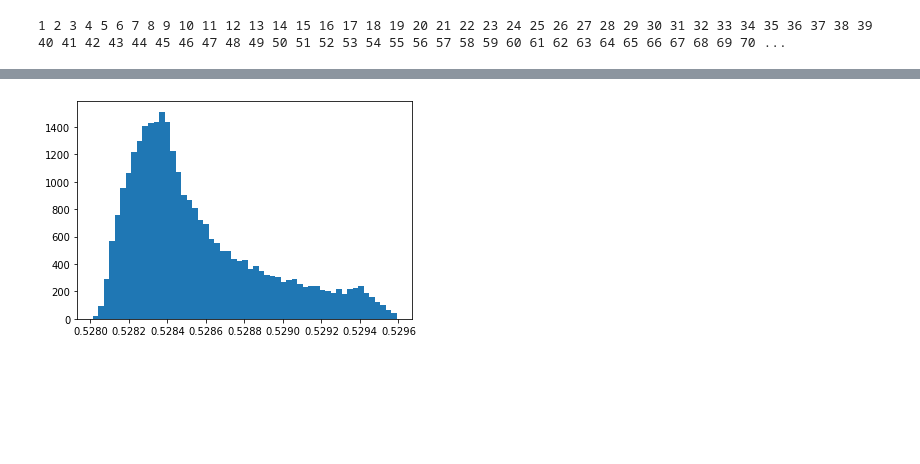
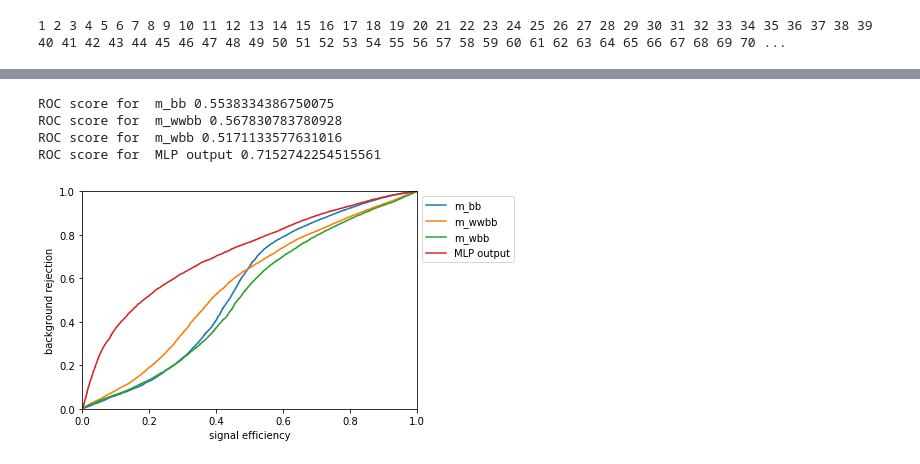
Before and after one commit to Ak-Bonn/ann_project, a Jupyter notebook: ANN_0.09.ipynb, the cells around one changed output, grey strips where cells are left out. Drawn from its saved outputs; the diff is of its cells as text; code cells hidden in the pictures; blank space fills up the shorter version.

```diff
--- a/ANN_0.09.ipynb
+++ b/ANN_0.09.ipynb
@@ -235,6 +251,31 @@ plt.show()
-# %%
-plt.hist(test_output,bins='auto')
-
-plt.show()
-# %% [output]
-[figure, removed]
+# %%
+feats = ['m_bb','m_wwbb','m_wbb']#,'m_jjj']
+
+from sklearn.metrics import roc_curve, roc_auc_score
+def left_right_ordered_feature(sample, f):
+    mean_sig = np.mean(sample[f][sample["signal"] == 1])
+    mean_bkg = np.mean(sample[f][sample["signal"] == 0])
+    if mean_bkg < mean_sig:
+        return sample[f]
+    else:
+        return -sample[f]
+
+for label,value in [(f, left_right_ordered_feature(test, f)) for f in feats]+[("MLP output", test_output)]:
+    fpr, tpr, thresh = roc_curve(test["signal"], value)
+
+    #plt.plot(tpr, 1-fpr, label=label)
+    plt.plot(fpr, tpr, label=label)
+    print("ROC score for ",label,roc_auc_score(test["signal"], value))
+
+plt.xlim(0,1)
+plt.ylim(0,1)
+plt.xlabel('signal efficiency')
+plt.ylabel('background rejection')
+plt.legend(bbox_to_anchor=(1,1), loc="upper left");
+plt.show()
+# %% [output]
+ROC score for  m_bb 0.5538334386750075
+ROC score for  m_wwbb 0.567830783780928
+ROC score for  m_wbb 0.5171133577631016
+ROC score for  MLP output 0.7152742254515561
+[figure, added]
```
Also changed, not shown: parts of 8 cells of this notebook.
